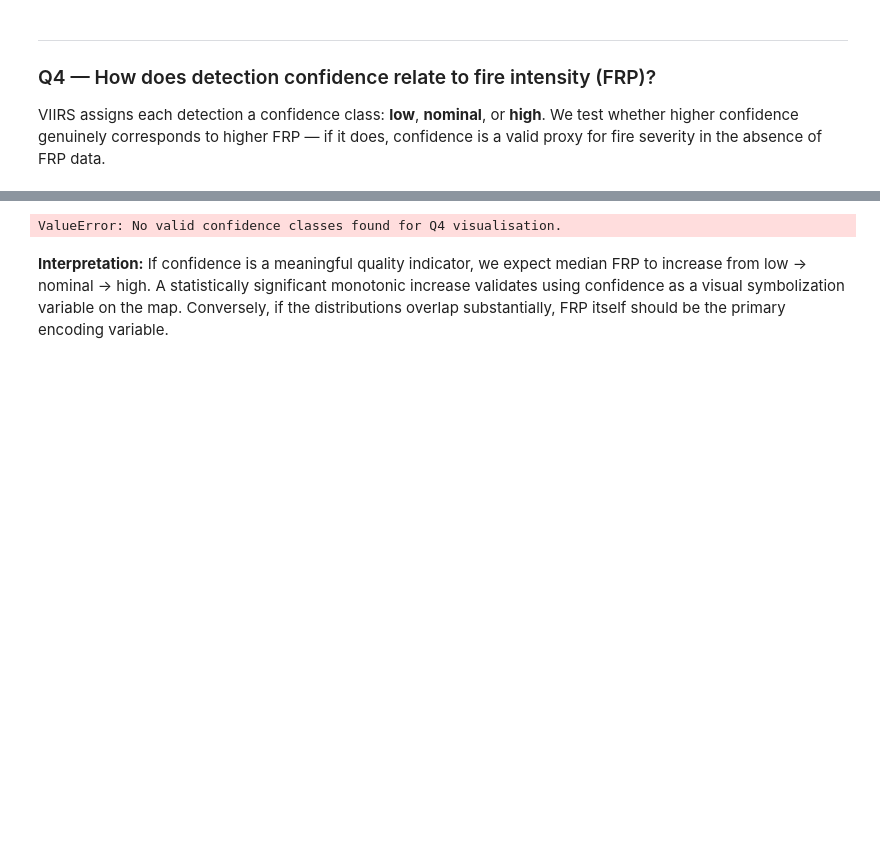
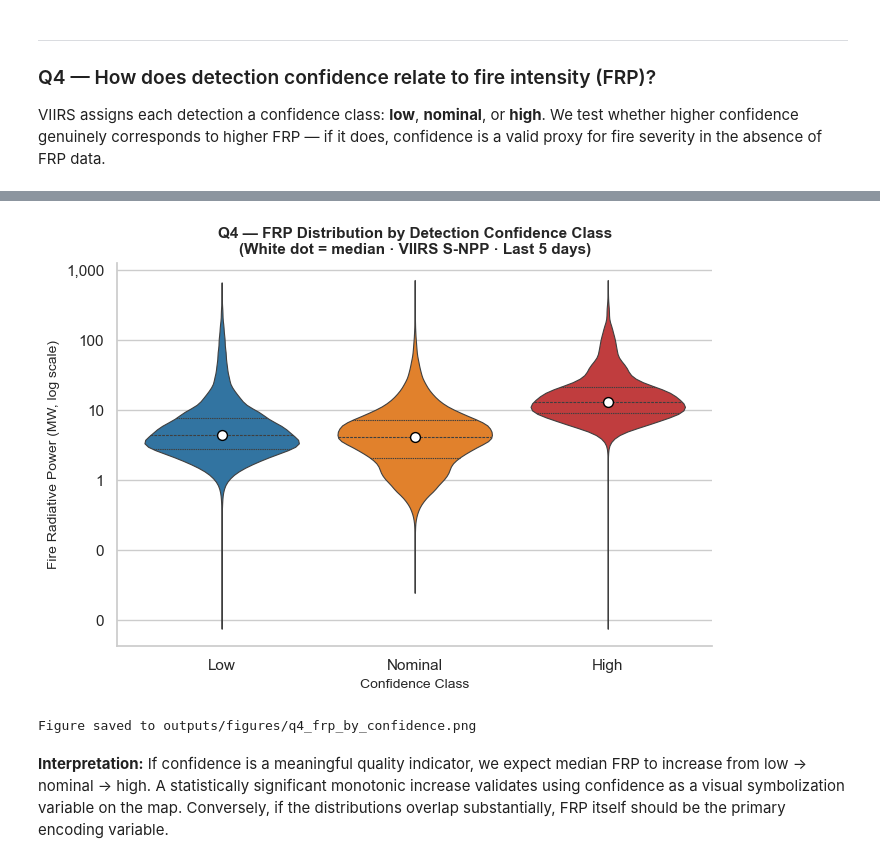
Before and after one commit to leudavid99-ops/sds210-wildfire-mapping-project, a Jupyter notebook: notebooks/exploratory_analysis.ipynb, the cells around one changed output, grey strips where cells are left out. Saved outputs shown, nothing was run; the diff lists cells and outputs as text; code cells hidden in the pictures; blank space fills up the shorter version.

```diff
--- a/notebooks/exploratory_analysis.ipynb
+++ b/notebooks/exploratory_analysis.ipynb
@@ -438,13 +450,19 @@ FRP statistics by confidence class:
 # %%
 # ── Q4 visualisation: violin plot (FRP by confidence) ────────────────────────
-confidence_order = [c for c in ["low", "nominal", "high"] if c in fires_gdf["confidence"].dropna().unique()]
+# VIIRS FIRMS encodes confidence as single letters: l = low, n = nominal, h = high.
+# Map to readable labels so plotting and downstream filtering work.
+confidence_label_map = {"l": "low", "n": "nominal", "h": "high"}
+canonical_order = ["low", "nominal", "high"]
 confidence_colours = {"low": "#1f77b4", "nominal": "#ff7f0e", "high": "#d62728"}
 
-plot_data = fires_gdf[
-    fires_gdf["confidence"].isin(confidence_order)
-][["frp", "confidence"]].copy()
+plot_data = fires_gdf[["frp", "confidence"]].copy()
+plot_data["confidence"] = plot_data["confidence"].map(confidence_label_map)
+plot_data = plot_data.dropna(subset=["confidence", "frp"])
 
-if plot_data.empty:
+# Preserve canonical order, but only keep classes actually present in the data
+confidence_order = [c for c in canonical_order if c in plot_data["confidence"].unique()]
+
+if plot_data.empty or not confidence_order:
     raise ValueError("No valid confidence classes found for Q4 visualisation.")
 
 # Log-transform FRP to compress the heavy tail
@@ -464,33 +482,34 @@ sns.violinplot(
 )
 
 # Overlay median markers
 for i, conf in enumerate(confidence_order):
     median_log = plot_data.loc[plot_data["confidence"] == conf, "log_frp"].median()
     ax.scatter(i, median_log, color="white", s=50, zorder=5, edgecolors="black", linewidths=1)
 
 # Re-label y-axis ticks as actual MW values
 valid_min = np.floor(plot_data["log_frp"].min())
 valid_max = np.ceil(plot_data["log_frp"].max())
 y_ticks = np.arange(valid_min, valid_max + 1)
 ax.set_yticks(y_ticks)
 ax.set_yticklabels([f"{10**v:,.0f}" for v in y_ticks])
 
 ax.set_xlabel("Confidence Class", fontsize=10)
 ax.set_ylabel("Fire Radiative Power (MW, log scale)", fontsize=10)
 ax.set_xticklabels([c.capitalize() for c in confidence_order])
 ax.set_title(
     "Q4 — FRP Distribution by Detection Confidence Class\n"
     f"(White dot = median · VIIRS S-NPP · Last {DAYS} days)",
     fontsize=11,
     fontweight="bold",
 )
 ax.spines[["top", "right"]].set_visible(False)
 plt.tight_layout()
 
 fig.savefig(OUTPUT_DIR / "q4_frp_by_confidence.png", dpi=150, bbox_inches="tight")
 plt.show()
 print("Figure saved to outputs/figures/q4_frp_by_confidence.png")
 # %% [output]
+[figure, added]
-ValueError: No valid confidence classes found for Q4 visualisation.
+Figure saved to outputs/figures/q4_frp_by_confidence.png
 # %% [markdown]
 **Interpretation:** If confidence is a meaningful quality indicator, we expect median FRP to increase from low → nominal → high. A statistically significant monotonic increase validates using confidence as a visual symbolization variable on the map. Conversely, if the distributions overlap substantially, FRP itself should be the primary encoding variable.
```
Also changed, not shown: parts of 1 cell of this notebook, 4 other files.
